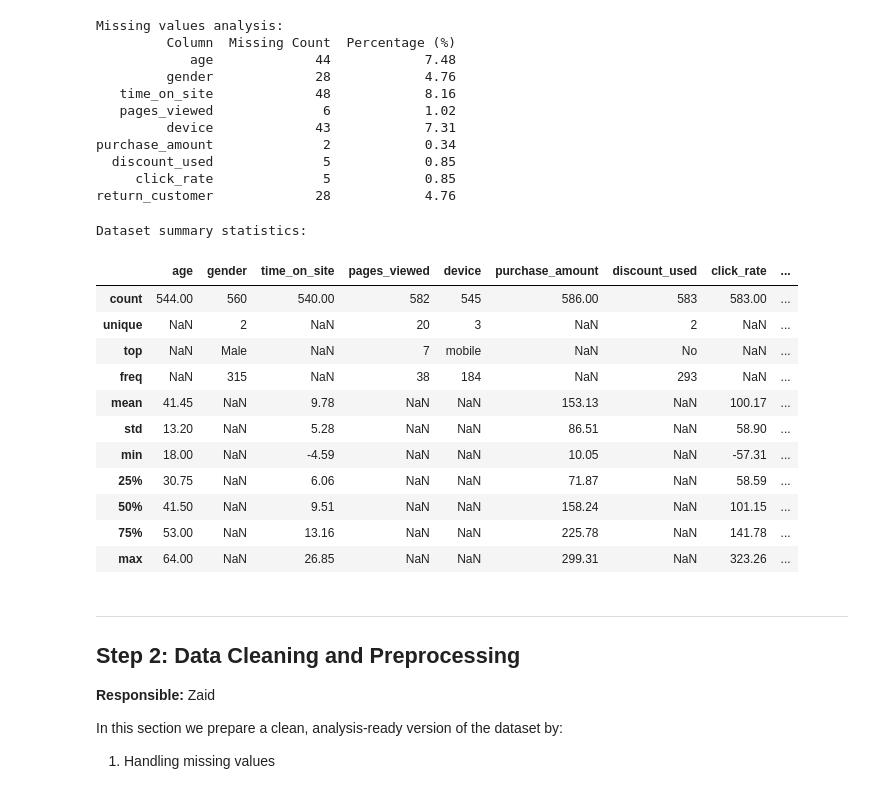
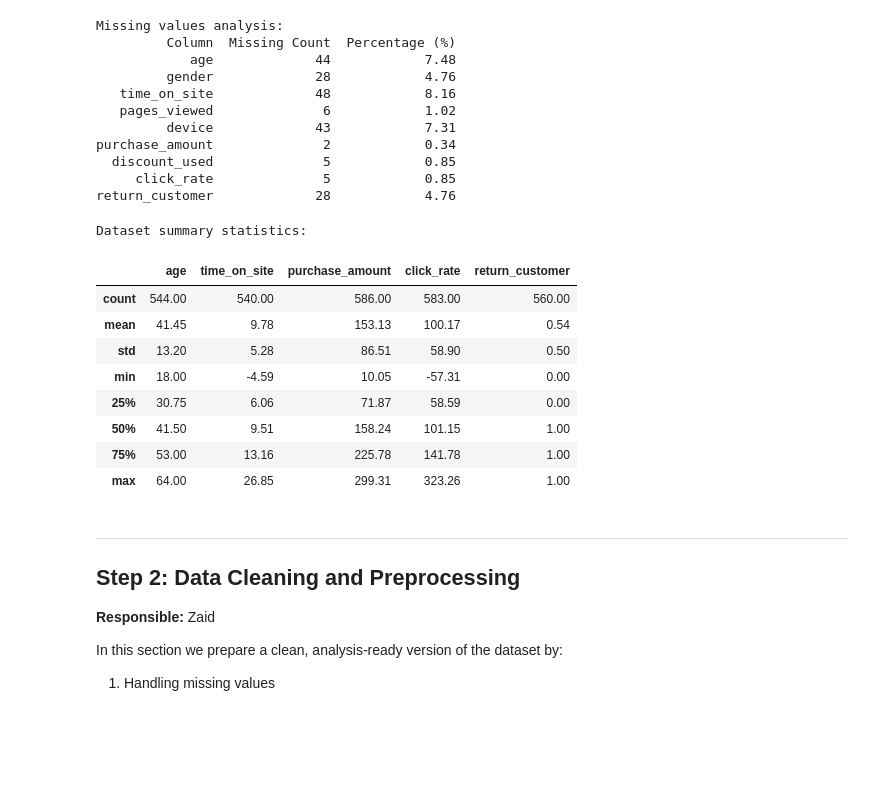
Before and after one commit to janajawabreh267/Data_Science_Project, a Jupyter notebook: notebooks/analysis.ipynb, the cells around one changed output. Saved outputs shown, nothing was run; the diff lists cells and outputs as text; code cells hidden in the pictures; blank space fills up the shorter version.

```diff
--- a/notebooks/analysis.ipynb
+++ b/notebooks/analysis.ipynb
@@ -112,21 +112,18 @@ return_customer             28            4.76
 # %%
 # Summary statistics for all columns
 print('Dataset summary statistics:')
-df_original.describe(include='all').round(2)
+df_original.describe().round(2)
 # %% [output]
 Dataset summary statistics:
-|  | age | gender | time_on_site | pages_viewed | device | purchase_amount | discount_used | click_rate | ... |
-| count | 544.00 | 560 | 540.00 | 582 | 545 | 586.00 | 583 | 583.00 | ... |
-| unique | NaN | 2 | NaN | 20 | 3 | NaN | 2 | NaN | ... |
-| top | NaN | Male | NaN | 7 | mobile | NaN | No | NaN | ... |
-| freq | NaN | 315 | NaN | 38 | 184 | NaN | 293 | NaN | ... |
-| mean | 41.45 | NaN | 9.78 | NaN | NaN | 153.13 | NaN | 100.17 | ... |
-| std | 13.20 | NaN | 5.28 | NaN | NaN | 86.51 | NaN | 58.90 | ... |
-| min | 18.00 | NaN | -4.59 | NaN | NaN | 10.05 | NaN | -57.31 | ... |
-| 25% | 30.75 | NaN | 6.06 | NaN | NaN | 71.87 | NaN | 58.59 | ... |
-| 50% | 41.50 | NaN | 9.51 | NaN | NaN | 158.24 | NaN | 101.15 | ... |
-| 75% | 53.00 | NaN | 13.16 | NaN | NaN | 225.78 | NaN | 141.78 | ... |
-| max | 64.00 | NaN | 26.85 | NaN | NaN | 299.31 | NaN | 323.26 | ... |
+|  | age | time_on_site | purchase_amount | click_rate | return_customer |
+| count | 544.00 | 540.00 | 586.00 | 583.00 | 560.00 |
+| mean | 41.45 | 9.78 | 153.13 | 100.17 | 0.54 |
+| std | 13.20 | 5.28 | 86.51 | 58.90 | 0.50 |
+| min | 18.00 | -4.59 | 10.05 | -57.31 | 0.00 |
+| 25% | 30.75 | 6.06 | 71.87 | 58.59 | 0.00 |
+| 50% | 41.50 | 9.51 | 158.24 | 101.15 | 1.00 |
+| 75% | 53.00 | 13.16 | 225.78 | 141.78 | 1.00 |
+| max | 64.00 | 26.85 | 299.31 | 323.26 | 1.00 |
 # %% [markdown]
 ---
 ## Step 2: Data Cleaning and Preprocessing
```
Also changed, not shown: parts of 4 cells of this notebook.
